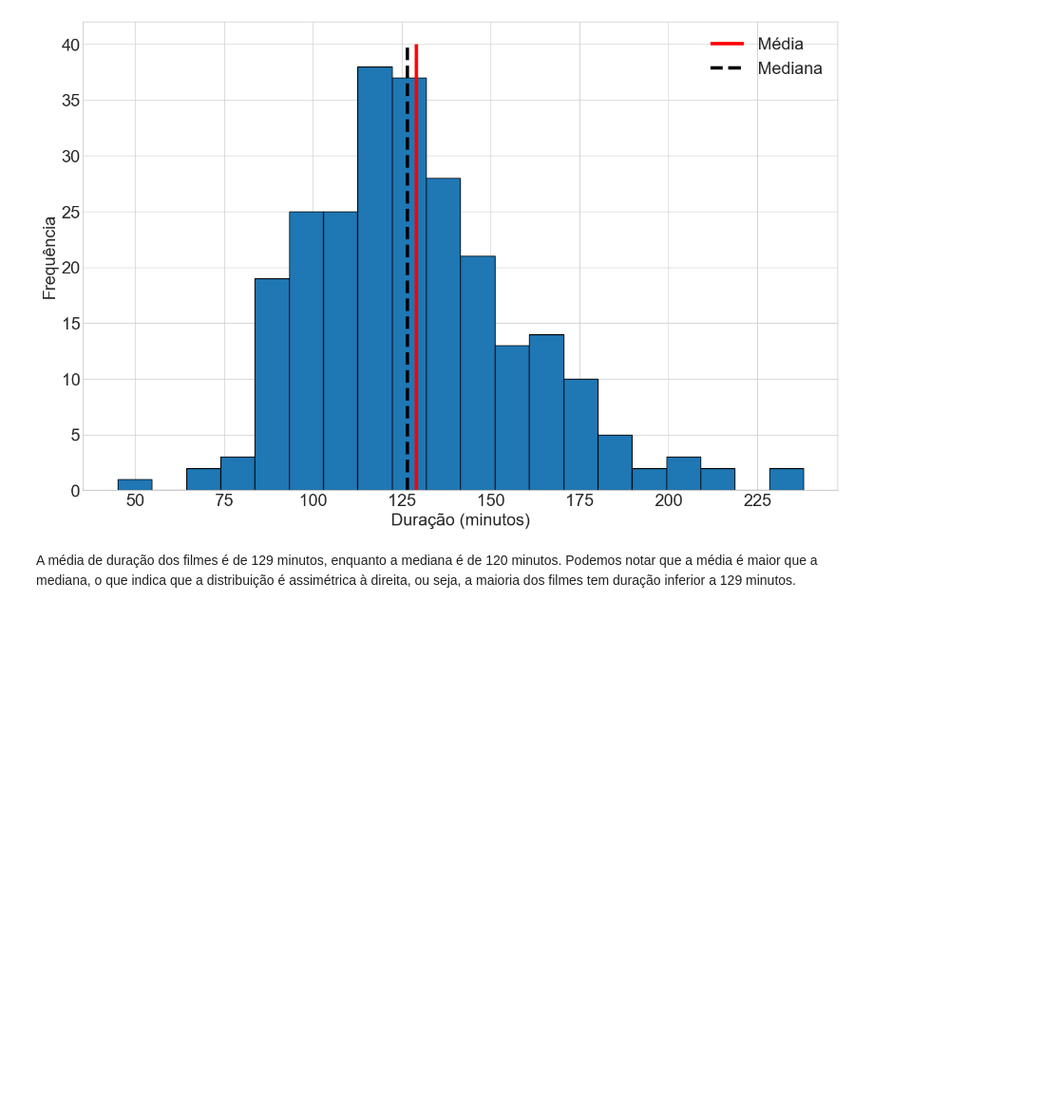
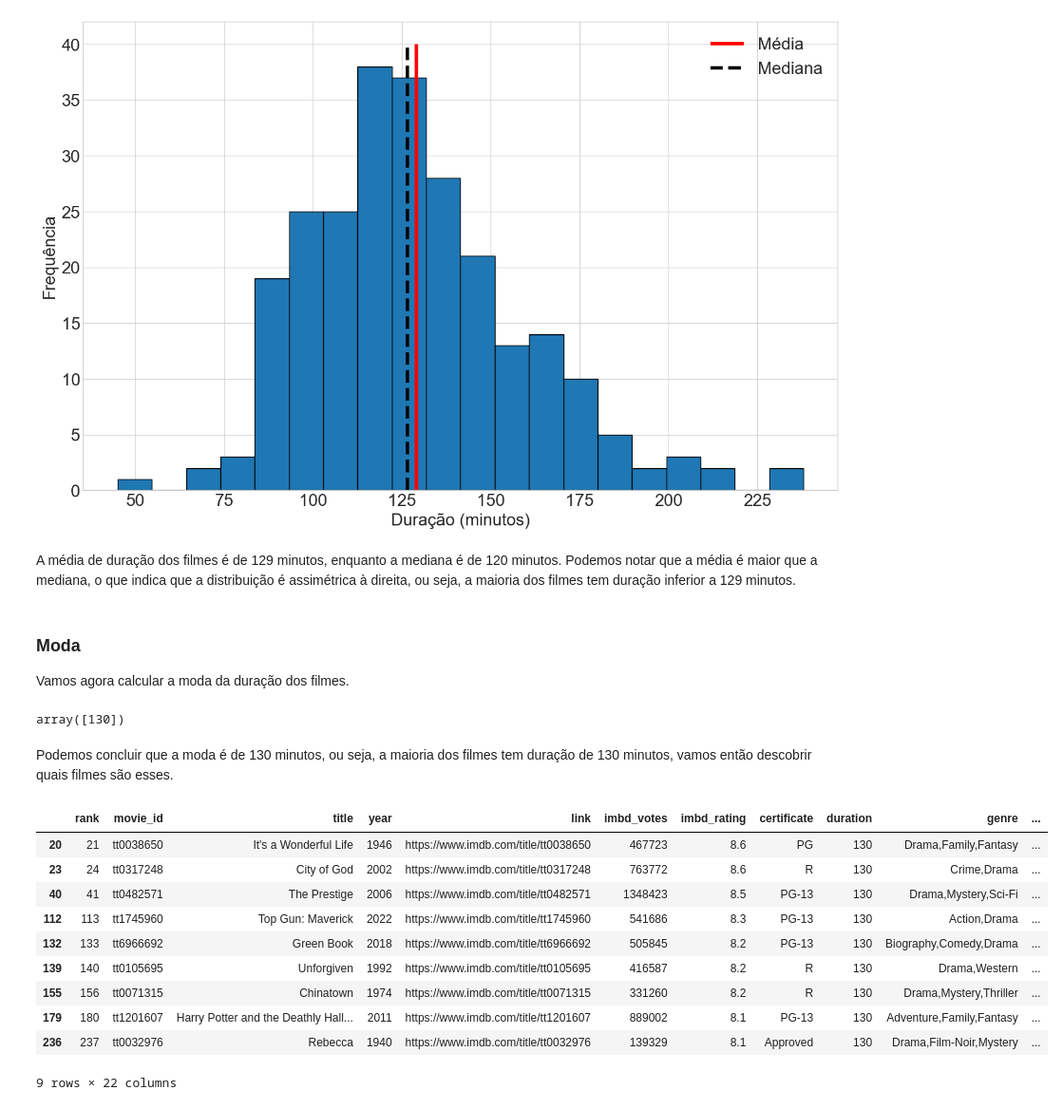
Before and after one commit to henrilhos-archives/G0033-Data-Science, a Jupyter notebook: assignments/01-descriptive-statistics/movies-eda.ipynb, the cells around one changed output. Shown at 95% size. Drawn from its saved outputs; the diff is of its cells as text; code cells hidden in the pictures; blank space fills up the shorter version.

Commit message:
Update movies EDA

```diff
--- a/assignments/01-descriptive-statistics/movies-eda.ipynb
+++ b/assignments/01-descriptive-statistics/movies-eda.ipynb
@@ -356,3 +358,7 @@ Mediana:  126.5
 [figure]
 # %% [markdown]
 A média de duração dos filmes é de 129 minutos, enquanto a mediana é de 120 minutos. Podemos notar que a média é maior que a mediana, o que indica que a distribuição é assimétrica à direita, ou seja, a maioria dos filmes tem duração inferior a 129 minutos.
+# %% [markdown]
+### Moda
+
+Vamos agora calcular a moda da duração dos filmes.
@@ -358,0 +371,20 @@ A média de duração dos filmes é de 129 minutos, enquanto a mediana é de 120
+# %%
+mode(df['duration'])
+# %% [output]
+array([130])
+# %% [markdown]
+Podemos concluir que a moda é de 130 minutos, ou seja, a maioria dos filmes tem duração de 130 minutos, vamos então descobrir quais filmes são esses.
+# %%
+df[df['duration'] == 130]
+# %% [output]
+|  | rank | movie_id | title | year | link | imbd_votes | imbd_rating | certificate | duration | genre | ... |
+| 20 | 21 | tt0038650 | It's a Wonderful Life | 1946 | https://www.imdb.com/title/tt0038650 | 467723 | 8.6 | PG | 130 | Drama,Family,Fantasy | ... |
+| 23 | 24 | tt0317248 | City of God | 2002 | https://www.imdb.com/title/tt0317248 | 763772 | 8.6 | R | 130 | Crime,Drama | ... |
+| 40 | 41 | tt0482571 | The Prestige | 2006 | https://www.imdb.com/title/tt0482571 | 1348423 | 8.5 | PG-13 | 130 | Drama,Mystery,Sci-Fi | ... |
+| 112 | 113 | tt1745960 | Top Gun: Maverick | 2022 | https://www.imdb.com/title/tt1745960 | 541686 | 8.3 | PG-13 | 130 | Action,Drama | ... |
+| 132 | 133 | tt6966692 | Green Book | 2018 | https://www.imdb.com/title/tt6966692 | 505845 | 8.2 | PG-13 | 130 | Biography,Comedy,Drama | ... |
+| 139 | 140 | tt0105695 | Unforgiven | 1992 | https://www.imdb.com/title/tt0105695 | 416587 | 8.2 | R | 130 | Drama,Western | ... |
+| 155 | 156 | tt0071315 | Chinatown | 1974 | https://www.imdb.com/title/tt0071315 | 331260 | 8.2 | R | 130 | Drama,Mystery,Thriller | ... |
+| 179 | 180 | tt1201607 | Harry Potter and the Deathly Hall... | 2011 | https://www.imdb.com/title/tt1201607 | 889002 | 8.1 | PG-13 | 130 | Adventure,Family,Fantasy | ... |
+| 236 | 237 | tt0032976 | Rebecca | 1940 | https://www.imdb.com/title/tt0032976 | 139329 | 8.1 | Approved | 130 | Drama,Film-Noir,Mystery | ... |
+9 rows × 22 columns
```
Also changed, not shown: parts of 7 cells of this notebook.
